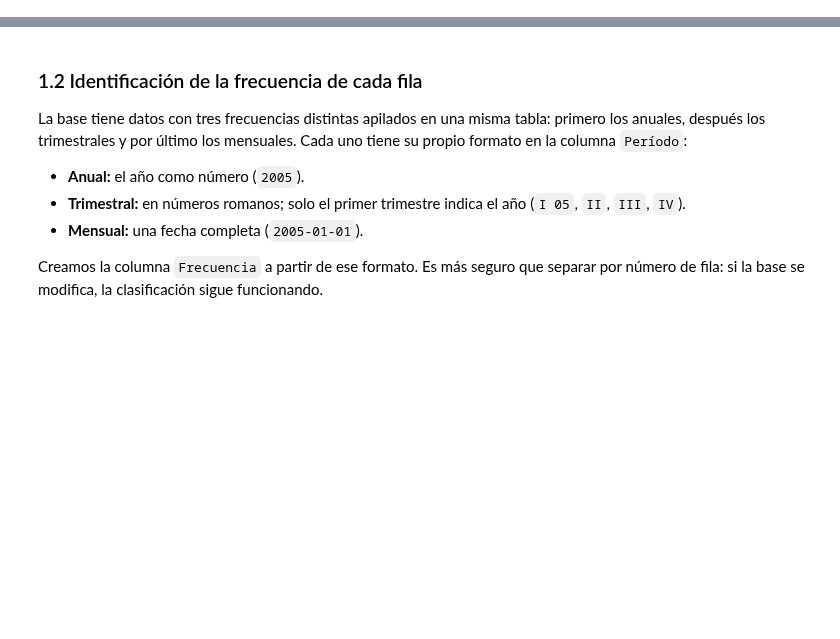
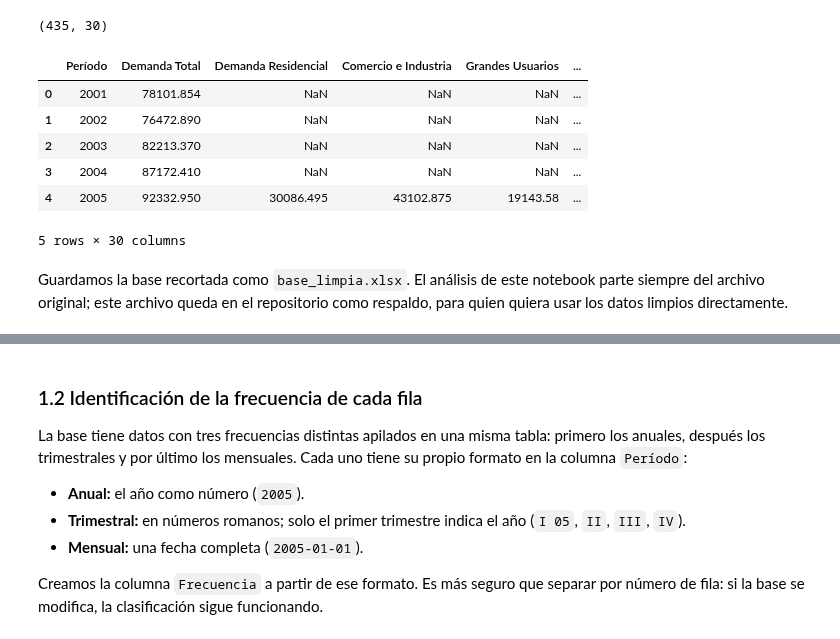
Before and after one commit to RafaelSeri/TP_LABO_MET, a Jupyter notebook: notebooks/Tp_labo.ipynb, the cells around one changed output, grey strips where cells are left out. Cells and saved outputs as stored; diff of their text form; code cells hidden in the pictures; blank space fills up the shorter version.

```diff
--- a/notebooks/Tp_labo.ipynb
+++ b/notebooks/Tp_labo.ipynb
@@ -63,0 +51,33 @@ dtype: object
+# %%
+import pandas as pd
+import numpy as np
+
+ruta = 'https://github.com/RafaelSeri/TP_LABO_MET/blob/main/DF/actividad_ied.xlsx?raw=1'
+crudo = pd.read_excel(ruta, sheet_name='1.28 Electricidad', header=None)
+
+# Nombres: las variables generales están en la fila 4 y las empresas en la fila 5
+nombres = list(crudo.iloc[4, 0:7]) + list(crudo.iloc[5, 8:31])
+
+# Columnas 0 a 6 (demanda, temperatura, potencia) y 8 a 30 (empresas)
+df = crudo.iloc[:, list(range(0, 7)) + list(range(8, 31))].copy()
+df.columns = [str(n).strip() for n in nombres]
+
+# Nos quedamos solo con las filas que tienen un número en Demanda Total
+df = df[pd.to_numeric(df['Demanda Total'], errors='coerce').notna()].reset_index(drop=True)
+
+# Las columnas quedaron como texto: las pasamos a número (todas menos Período)
+df[df.columns[1:]] = df[df.columns[1:]].apply(pd.to_numeric)
+
+print(df.shape)
+df.head()
+# %% [output]
+(435, 30)
+|  | Período | Demanda Total | Demanda Residencial | Comercio e Industria | Grandes Usuarios | ... |
+| 0 | 2001 | 78101.854 | NaN | NaN | NaN | ... |
+| 1 | 2002 | 76472.890 | NaN | NaN | NaN | ... |
+| 2 | 2003 | 82213.370 | NaN | NaN | NaN | ... |
+| 3 | 2004 | 87172.410 | NaN | NaN | NaN | ... |
+| 4 | 2005 | 92332.950 | 30086.495 | 43102.875 | 19143.58 | ... |
+5 rows × 30 columns
+# %% [markdown]
+Guardamos la base recortada como `base_limpia.xlsx`. El análisis de este notebook parte siempre del archivo original; este archivo queda en el repositorio como respaldo, para quien quiera usar los datos limpios directamente.
```
Also changed, not shown: parts of 11 cells of this notebook.
